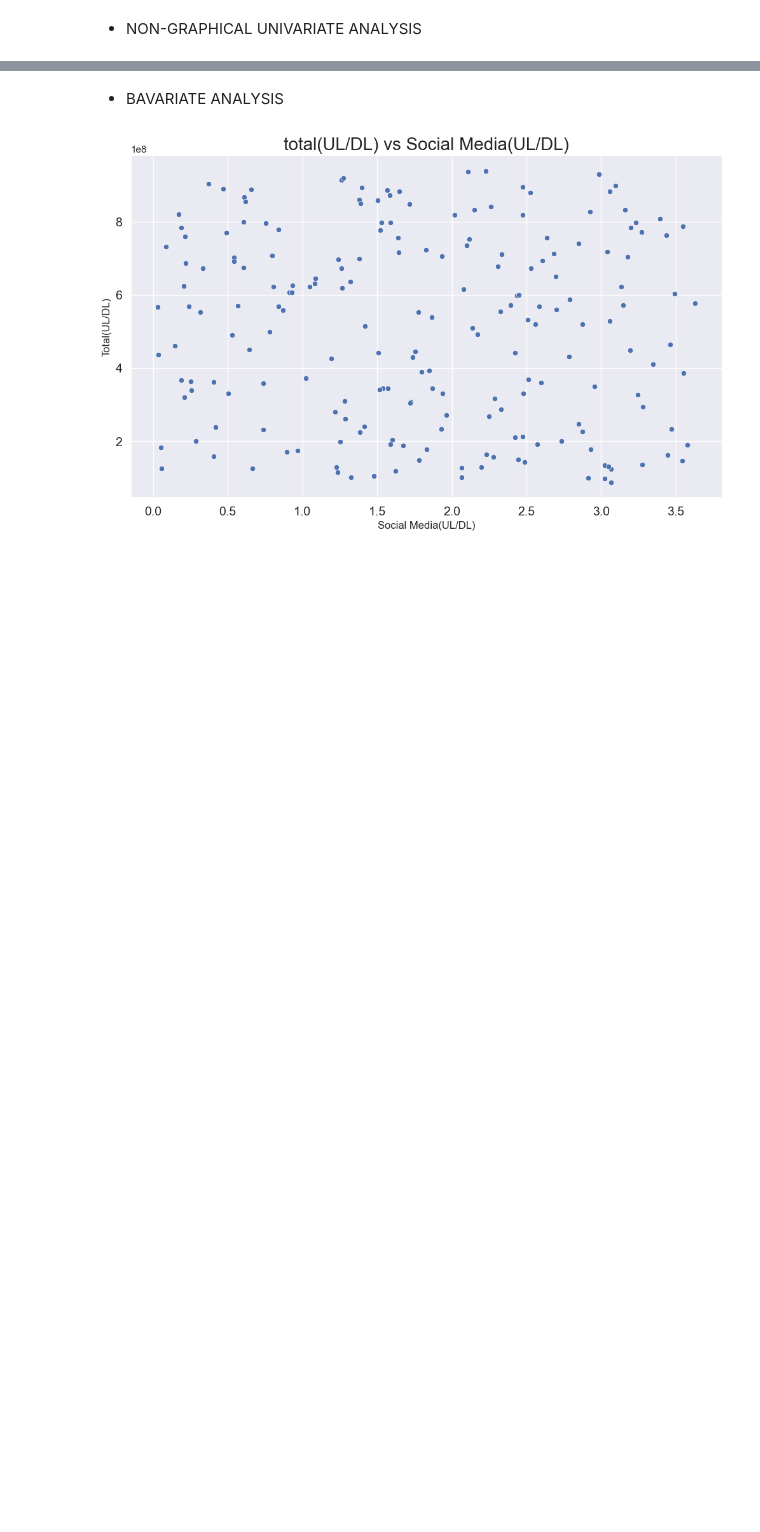
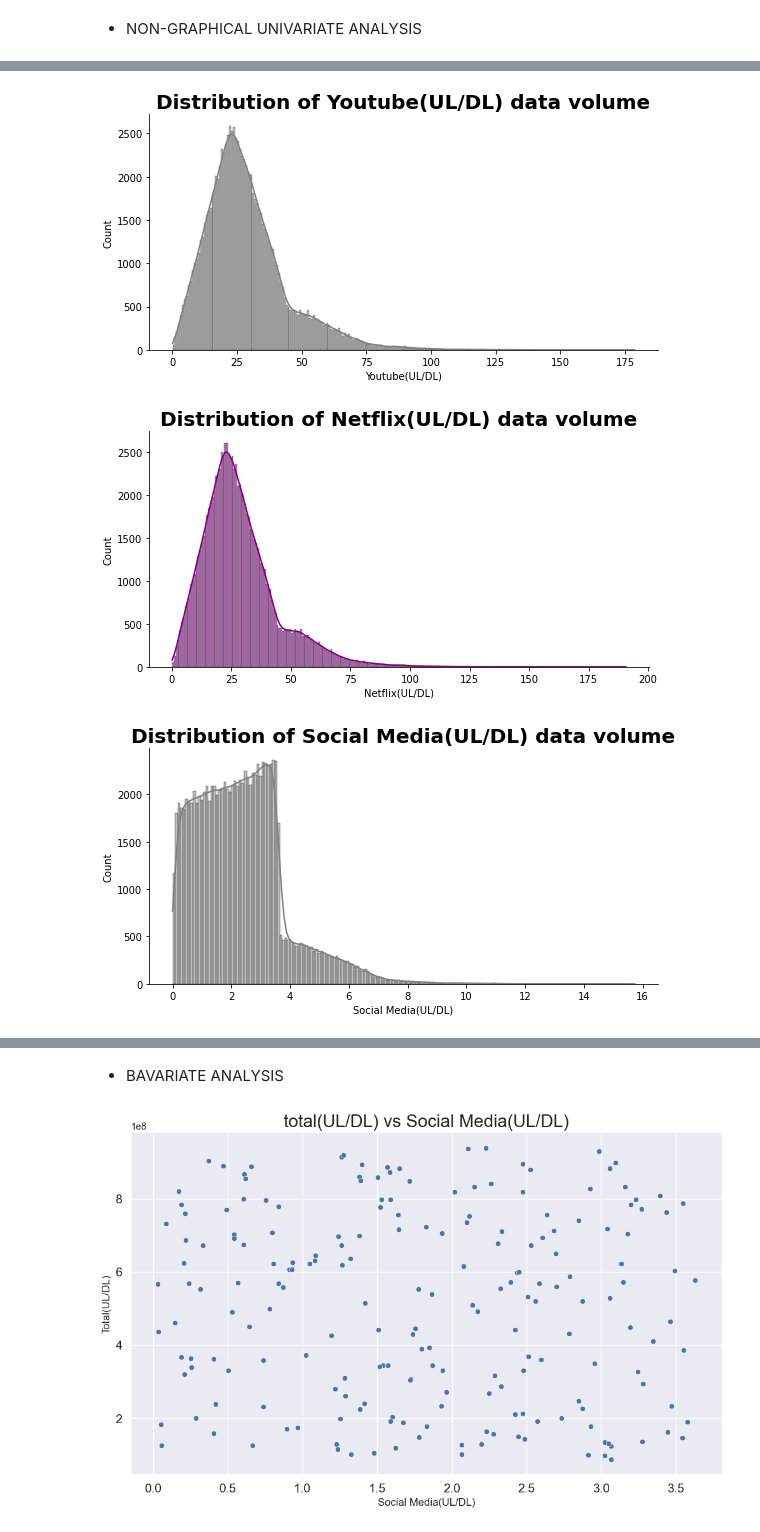
Before and after one commit to sel6/TellCo_Data_Analysis, a Jupyter notebook: notebooks/Data_Explore.ipynb, the cells around one changed output, grey strips where cells are left out. Drawn from its saved outputs; the diff is of its cells as text; code cells hidden in the pictures; blank space fills up the shorter version.

```diff
--- a/notebooks/Data_Explore.ipynb
+++ b/notebooks/Data_Explore.ipynb
@@ -408,0 +379,14 @@ Text(0.5, 1.0, 'Distribution of Other application data usage ')
+# %%
+    def showDistribution(df, cols, colors):
+        for index in range(len(cols)):
+            sns.displot(data=df, x=cols[index], color=colors[index], kde=True, height=4, aspect=2)
+            plt.title(f'Distribution of '+cols[index]+' data volume', size=20, fontweight='bold')
+            plt.show()
+# %%
+showDistribution(outlier_free, ['Youtube(UL/DL)',  'Netflix(UL/DL)', 'Social Media(UL/DL)', 'Gaming(UL/DL)', 'Google(UL/DL)'], ['gray', 'purple', 'gray', 'red', 'purple'])
+#'Netflix(UL/DL)', , 'Gaming(UL/DL)', 'Email(UL/DL)', 'Google(UL/DL)'
+#,'yellow','purple','red','orange','black'
+# %% [output]
+[figure, added]
+[figure, added]
+[figure, added]
```
Also changed, not shown: parts of 14 cells of this notebook.
